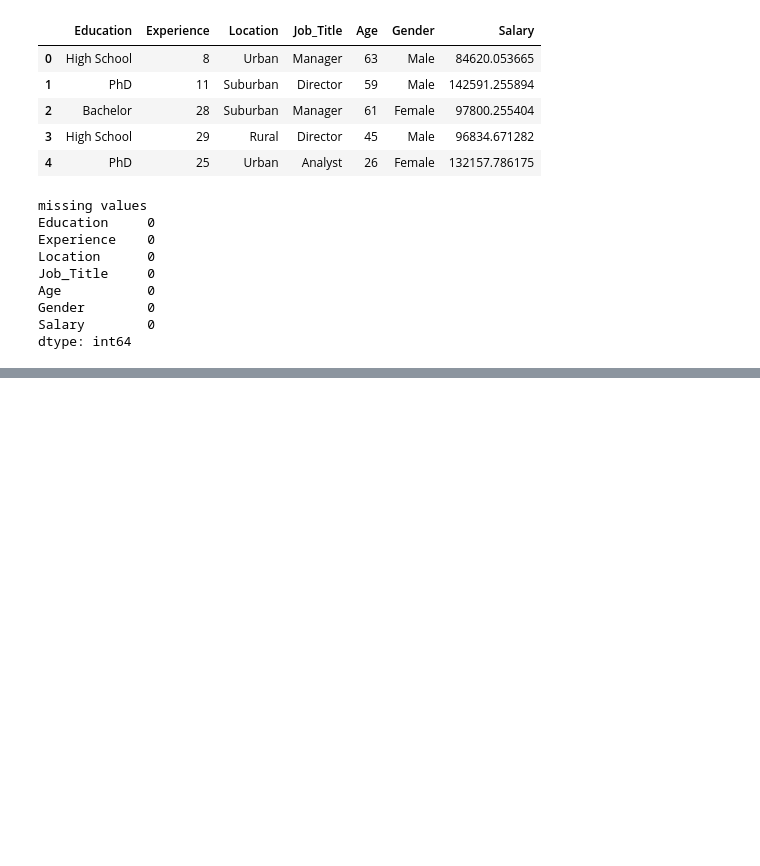
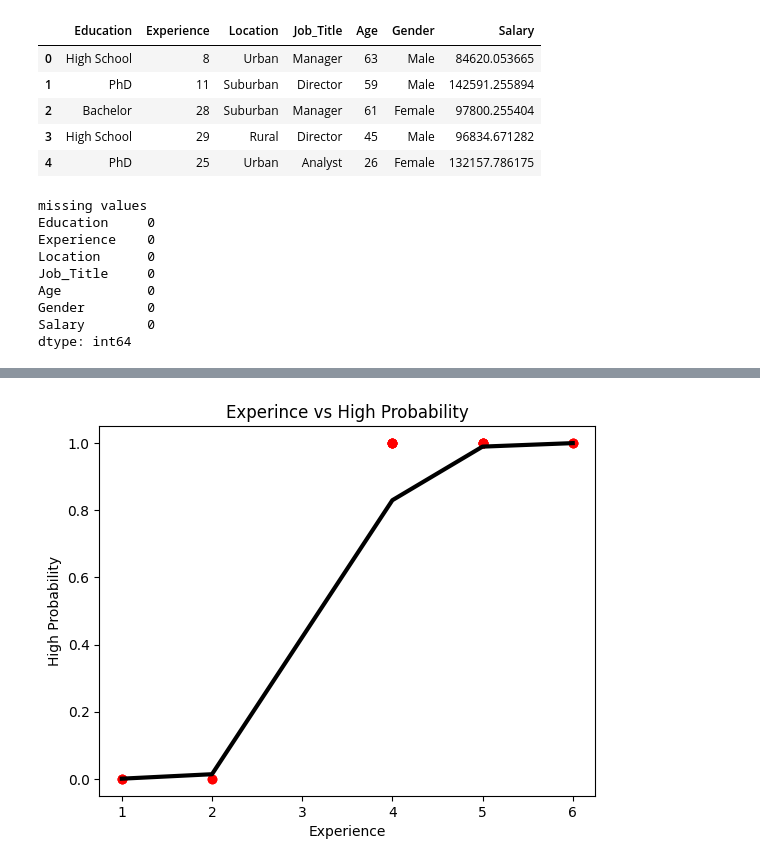
Before and after one commit to Tulasipotu08/hackathon, a Jupyter notebook: Untitled17.ipynb, the cells around one changed output, grey strips where cells are left out. Saved outputs shown, nothing was run; the diff lists cells and outputs as text; code cells hidden in the pictures; blank space fills up the shorter version.

```diff
--- a/Untitled17.ipynb
+++ b/Untitled17.ipynb
@@ -65,4 +53,6 @@ selected_features=['Education','Experience']
 X=df[selected_features]
 y=df['Salary']
 X_train,X_test,y_train,y_test=train_test_split(X,y,test_size=0.2,random_state=0)
+# %%
+x_train,x_test,y_train,y_test=train_test_split(hours_studied.reshape(-1,1),pass_fail,test_size=0.2,random_state=42)
 # %%
@@ -86,0 +70,9 @@ plt.show()
+# %%
+plt.scatter(x_test,y_test,color='red')
+plt.plot(np.sort(x_test,axis=0),model.predict_proba(np.sort(x_test,axis=0))[:,1],color='black',linewidth=3)
+plt.xlabel('Experience')
+plt.ylabel('High Probability')
+plt.title('Experince vs High Probability')
+plt.show()
+# %% [output]
+[figure, added]
```
Also changed, not shown: parts of 12 cells of this notebook.
